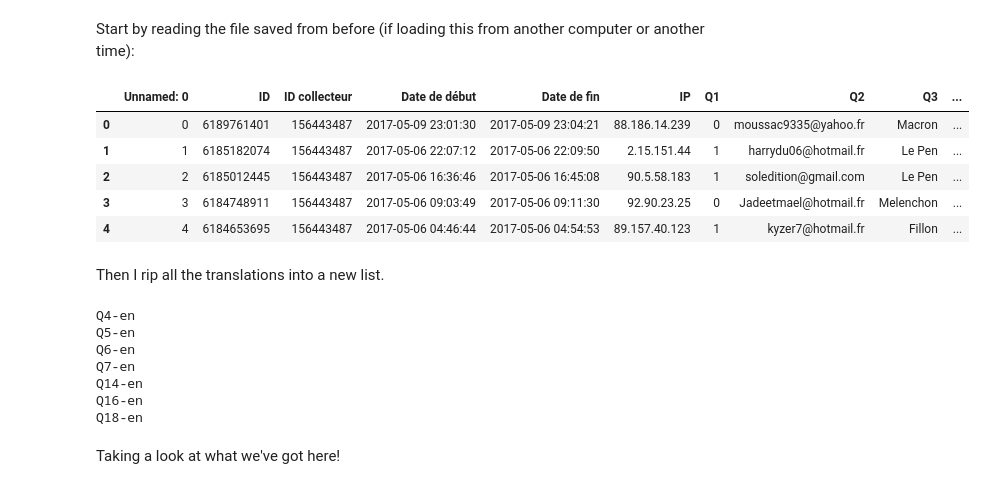
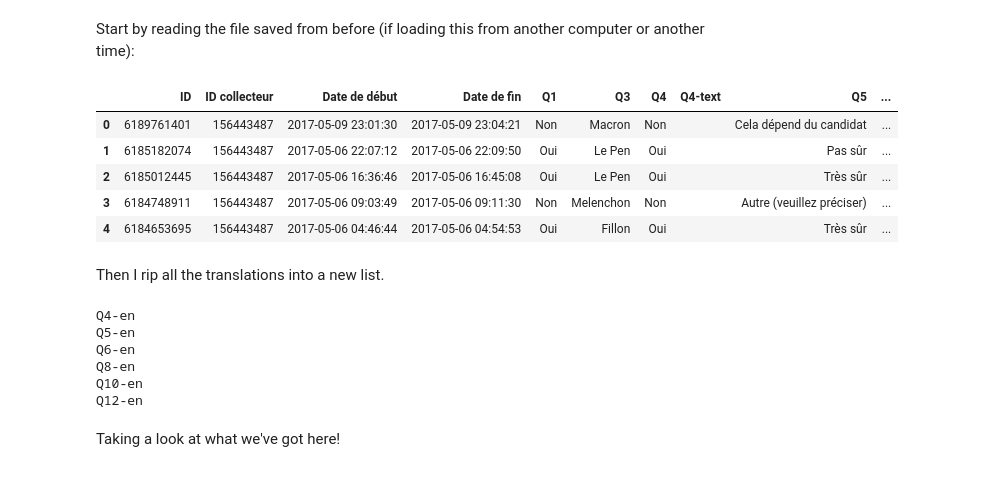
Before and after one commit to deszie/teas, a Jupyter notebook: nbs/Part II - French election survey .ipynb, the cells around one changed output. Drawn from its saved outputs; the diff is of its cells as text; code cells hidden in the pictures.

```diff
--- a/nbs/Part II - French election survey .ipynb
+++ b/nbs/Part II - French election survey .ipynb
@@ -147,20 +165,21 @@ dff.to_csv('survey2_translated.csv', sep=',', encoding='utf-8')
 # %% [markdown]
 Start by reading the file saved from before (if loading this from another computer or another time):
 # %%
-dff=pd.read_csv("../data/survey2_translated.csv", encoding="utf-8", low_memory=False,infer_datetime_format=True)
-dff=dff.fillna("")
+dff=pd.read_csv("../data/survey2_translated.csv", encoding="utf-8", low_memory=False,\
+                 index_col=[0],infer_datetime_format=True)
+dff=dff.fillna("") #fast method for now, could use more sophistication
 dff.head()
 # %% [output]
-|  | Unnamed: 0 | ID | ID collecteur | Date de début | Date de fin | IP | Q1 | Q2 | Q3 | ... |
-| 0 | 0 | 6189761401 | 156443487 | 2017-05-09 23:01:30 | 2017-05-09 23:04:21 | 88.186.14.239 | 0 | moussac9335@yahoo.fr | Macron | ... |
-| 1 | 1 | 6185182074 | 156443487 | 2017-05-06 22:07:12 | 2017-05-06 22:09:50 | 2.15.151.44 | 1 | harrydu06@hotmail.fr | Le Pen | ... |
-| 2 | 2 | 6185012445 | 156443487 | 2017-05-06 16:36:46 | 2017-05-06 16:45:08 | 90.5.58.183 | 1 | soledition@gmail.com | Le Pen | ... |
-| 3 | 3 | 6184748911 | 156443487 | 2017-05-06 09:03:49 | 2017-05-06 09:11:30 | 92.90.23.25 | 0 | Jadeetmael@hotmail.fr | Melenchon | ... |
-| 4 | 4 | 6184653695 | 156443487 | 2017-05-06 04:46:44 | 2017-05-06 04:54:53 | 89.157.40.123 | 1 | kyzer7@hotmail.fr | Fillon | ... |
+|  | ID | ID collecteur | Date de début | Date de fin | Q1 | Q3 | Q4 | Q4-text | Q5 | ... |
+| 0 | 6189761401 | 156443487 | 2017-05-09 23:01:30 | 2017-05-09 23:04:21 | Non | Macron | Non |  | Cela dépend du candidat | ... |
+| 1 | 6185182074 | 156443487 | 2017-05-06 22:07:12 | 2017-05-06 22:09:50 | Oui | Le Pen | Oui |  | Pas sûr | ... |
+| 2 | 6185012445 | 156443487 | 2017-05-06 16:36:46 | 2017-05-06 16:45:08 | Oui | Le Pen | Oui |  | Très sûr | ... |
+| 3 | 6184748911 | 156443487 | 2017-05-06 09:03:49 | 2017-05-06 09:11:30 | Non | Melenchon | Non |  | Autre (veuillez préciser) | ... |
+| 4 | 6184653695 | 156443487 | 2017-05-06 04:46:44 | 2017-05-06 04:54:53 | Oui | Fillon | Oui |  | Très sûr | ... |
 # %% [markdown]
 Then I rip all the translations into a new list.
 # %%
-list_en=['Q4-en','Q5-en','Q6-en','Q7-en','Q14-en','Q16-en','Q18-en']
+list_en=['Q4-en','Q5-en','Q6-en','Q8-en','Q10-en','Q12-en']
 
 alltext = []
 
@@ -171,10 +190,9 @@ for question in list_en:
 Q4-en
 Q5-en
 Q6-en
-Q7-en
-Q14-en
-Q16-en
-Q18-en
+Q8-en
+Q10-en
+Q12-en
 # %% [markdown]
 Taking a look at what we've got here!
 # %%
```
Also changed, not shown: parts of 30 cells of this notebook, 5 other files.
